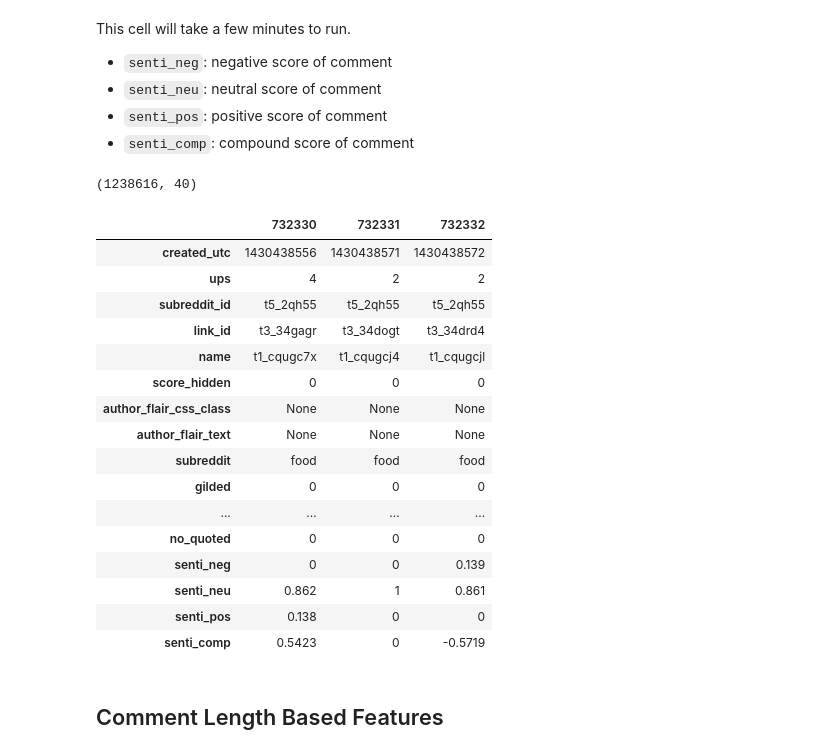
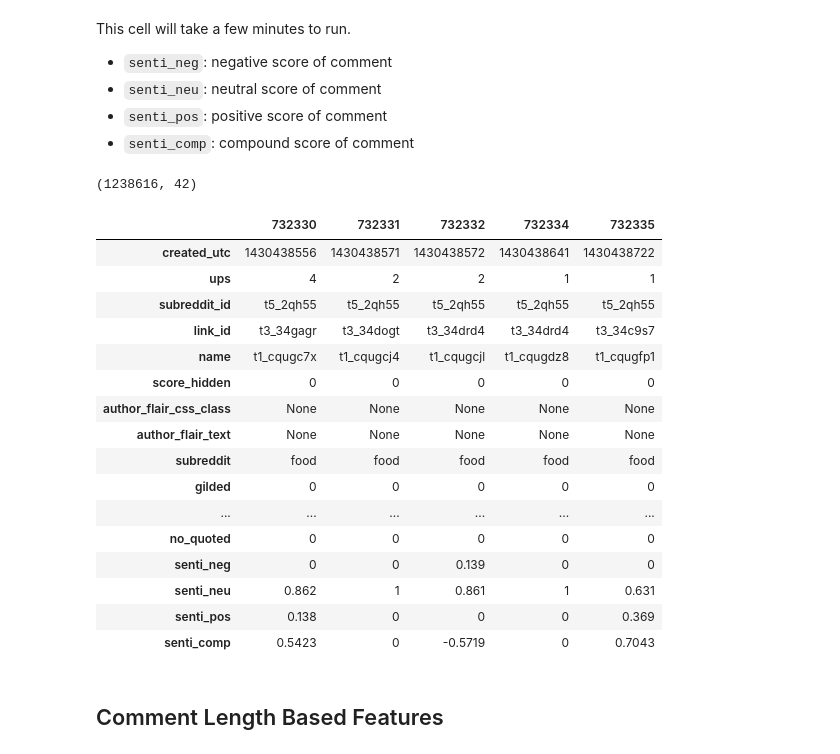
Before and after one commit to areevesman/reddit-upvote-modeling, a Jupyter notebook: data_processing/data_processing.ipynb, the cells around one changed output. Saved outputs shown, nothing was run; the diff lists cells and outputs as text; code cells hidden in the pictures.

```diff
--- a/data_processing/data_processing.ipynb
+++ b/data_processing/data_processing.ipynb
@@ -225,6 +235,9 @@ df['time_lapse'] = df.time - df.link_id.apply(time_lapse)
 
 # Convert the type of time_lapse back to seconds
 df.time_lapse = df.time_lapse.apply(lambda x: x.total_seconds())
+
+df['hour_of_comment'] = df.time.apply(lambda x: x.hour)
+df['weekday'] = df.time.dt.weekday
 # %% [markdown]
 An interesting observation is that there are on average `29.3` comments-per-thread.
 # %%
@@ -688,26 +701,26 @@ df['senti_comp'] = sentiment['sentiment'].apply(lambda x: x['compound'])
 del sentiment
 # %%
 print(df.shape)
-df.head(3).T
+df.head().T
 # %% [output]
-(1238616, 40)
+(1238616, 42)
-|  | 732330 | 732331 | 732332 |
-| created_utc | 1430438556 | 1430438571 | 1430438572 |
-| ups | 4 | 2 | 2 |
-| subreddit_id | t5_2qh55 | t5_2qh55 | t5_2qh55 |
-| link_id | t3_34gagr | t3_34dogt | t3_34drd4 |
-| name | t1_cqugc7x | t1_cqugcj4 | t1_cqugcjl |
-| score_hidden | 0 | 0 | 0 |
-| author_flair_css_class | None | None | None |
-| author_flair_text | None | None | None |
-| subreddit | food | food | food |
-| gilded | 0 | 0 | 0 |
-| ... | ... | ... | ... |
-| no_quoted | 0 | 0 | 0 |
-| senti_neg | 0 | 0 | 0.139 |
-| senti_neu | 0.862 | 1 | 0.861 |
-| senti_pos | 0.138 | 0 | 0 |
-| senti_comp | 0.5423 | 0 | -0.5719 |
+|  | 732330 | 732331 | 732332 | 732334 | 732335 |
+| created_utc | 1430438556 | 1430438571 | 1430438572 | 1430438641 | 1430438722 |
+| ups | 4 | 2 | 2 | 1 | 1 |
+| subreddit_id | t5_2qh55 | t5_2qh55 | t5_2qh55 | t5_2qh55 | t5_2qh55 |
+| link_id | t3_34gagr | t3_34dogt | t3_34drd4 | t3_34drd4 | t3_34c9s7 |
+| name | t1_cqugc7x | t1_cqugcj4 | t1_cqugcjl | t1_cqugdz8 | t1_cqugfp1 |
+| score_hidden | 0 | 0 | 0 | 0 | 0 |
+| author_flair_css_class | None | None | None | None | None |
+| author_flair_text | None | None | None | None | None |
+| subreddit | food | food | food | food | food |
+| gilded | 0 | 0 | 0 | 0 | 0 |
+| ... | ... | ... | ... | ... | ... |
+| no_quoted | 0 | 0 | 0 | 0 | 0 |
+| senti_neg | 0 | 0 | 0.139 | 0 | 0 |
+| senti_neu | 0.862 | 1 | 0.861 | 1 | 0.631 |
+| senti_pos | 0.138 | 0 | 0 | 0 | 0.369 |
+| senti_comp | 0.5423 | 0 | -0.5719 | 0 | 0.7043 |
 # %%
 # save sentiment data
 # df.to_pickle('Data/sentiment.pkl')
```
Also changed, not shown: parts of 24 cells of this notebook, 1 other file.
